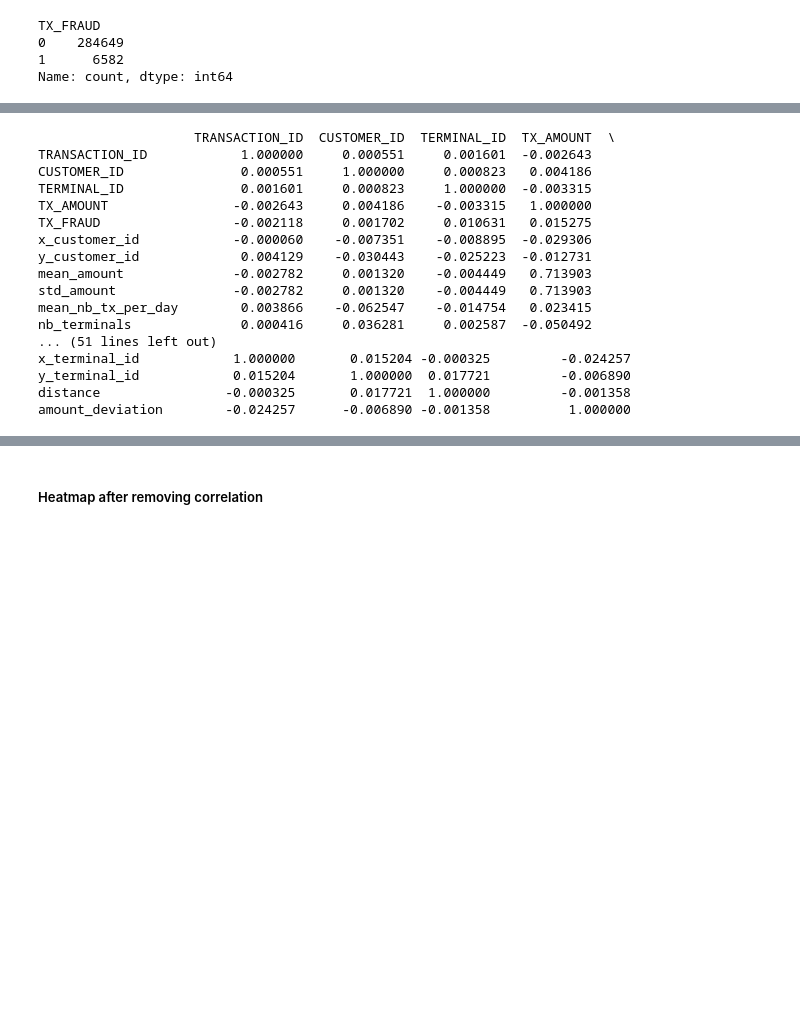
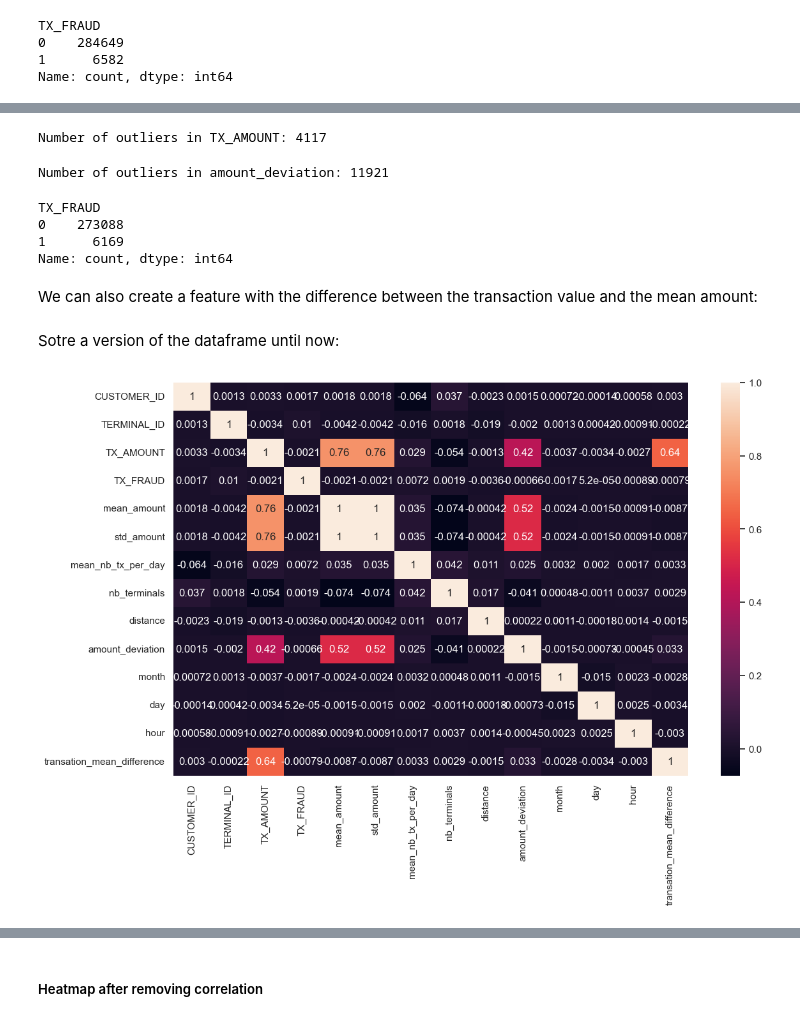
Before and after one commit to JuanS286/CreditCardFraudDetection, a Jupyter notebook: CreditCardFraudDetection.ipynb, the cells around one changed output, grey strips where cells are left out. Cells and saved outputs as stored; diff of their text form; code cells hidden in the pictures; blank space fills up the shorter version.

```diff
--- a/CreditCardFraudDetection.ipynb
+++ b/CreditCardFraudDetection.ipynb
@@ -451,0 +474,38 @@ array([[<Axes: title={'center': 'TRANSACTION_ID'}>,
+# %%
+column_name = 'TX_AMOUNT'
+
+# Calculate Q1 (25th percentile) and Q3 (75th percentile)
+Q1 = df[column_name].quantile(0.25)
+Q3 = df[column_name].quantile(0.75)
+
+# Calculate the Interquartile Range (IQR)
+IQR = Q3 - Q1
+
+# Define outliers as those below (Q1 - 1.5*IQR) or above (Q3 + 1.5*IQR)
+TX_AMOUNT_outliers = df[(df[column_name] < (Q1 - 1.5 * IQR)) | (df[column_name] > (Q3 + 1.5 * IQR))]
+
+# Count of outliers
+outlier_count = TX_AMOUNT_outliers.shape[0]
+
+print(f"Number of outliers in {column_name}: {outlier_count}")
+# %% [output]
+Number of outliers in TX_AMOUNT: 4117
+# %%
+column_name = 'amount_deviation'
+
+# Calculate Q1 (25th percentile) and Q3 (75th percentile)
+Q1 = df[column_name].quantile(0.25)
+Q3 = df[column_name].quantile(0.75)
+
+# Calculate the Interquartile Range (IQR)
+IQR = Q3 - Q1
+
+# Define outliers as those below (Q1 - 1.5*IQR) or above (Q3 + 1.5*IQR)
+amount_deviation_outliers = df[(df[column_name] < (Q1 - 1.5 * IQR)) | (df[column_name] > (Q3 + 1.5 * IQR))]
+
+# Count of outliers
+outlier_count = amount_deviation_outliers.shape[0]
+
+print(f"Number of outliers in {column_name}: {outlier_count}")
+# %% [output]
+Number of outliers in amount_deviation: 11921
@@ -451,0 +516,9 @@ array([[<Axes: title={'center': 'TRANSACTION_ID'}>,
+# %%
+df['TX_FRAUD'].value_counts()
+# %% [output]
+TX_FRAUD
+0    273088
+1      6169
+Name: count, dtype: int64
+# %% [markdown]
+We can also create a feature with the difference between the transaction value and the mean amount:
@@ -451,0 +527,2 @@ array([[<Axes: title={'center': 'TRANSACTION_ID'}>,
+# %% [markdown]
+Sotre a version of the dataframe until now:
@@ -452,22 +531,11 @@ array([[<Axes: title={'center': 'TRANSACTION_ID'}>,
 # %%
 # Plot a graphical correlation matrix for each pair of columns in the dataframe
-corr = train_df.corr(numeric_only=True) # data frame correlation function
-print(corr)
+corr = df.corr() # data frame correlation function
+
+# make the heatmap larger in size
+plt.figure(figsize = (13,8))
+
+sns.heatmap(corr, annot=True)
+plt.show()
 # %% [output]
-                    TRANSACTION_ID  CUSTOMER_ID  TERMINAL_ID  TX_AMOUNT  \
-TRANSACTION_ID            1.000000     0.000551     0.001601  -0.002643
-CUSTOMER_ID               0.000551     1.000000     0.000823   0.004186
-TERMINAL_ID               0.001601     0.000823     1.000000  -0.003315
-TX_AMOUNT                -0.002643     0.004186    -0.003315   1.000000
-TX_FRAUD                 -0.002118     0.001702     0.010631   0.015275
-x_customer_id            -0.000060    -0.007351    -0.008895  -0.029306
-y_customer_id             0.004129    -0.030443    -0.025223  -0.012731
-mean_amount              -0.002782     0.001320    -0.004449   0.713903
-std_amount               -0.002782     0.001320    -0.004449   0.713903
-mean_nb_tx_per_day        0.003866    -0.062547    -0.014754   0.023415
-nb_terminals              0.000416     0.036281     0.002587  -0.050492
-... (51 lines left out)
-x_terminal_id            1.000000       0.015204 -0.000325         -0.024257
-y_terminal_id            0.015204       1.000000  0.017721         -0.006890
-distance                -0.000325       0.017721  1.000000         -0.001358
-amount_deviation        -0.024257      -0.006890 -0.001358          1.000000
+[figure, added]
```
Also changed, not shown: parts of 51 cells of this notebook.
